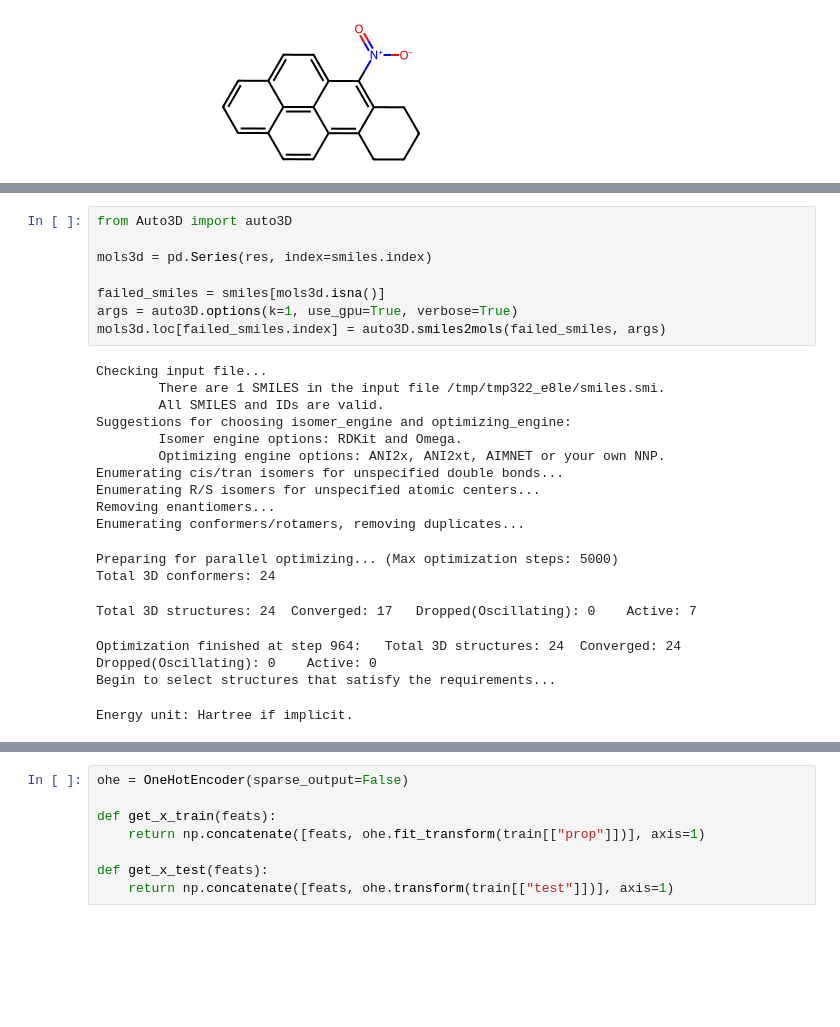
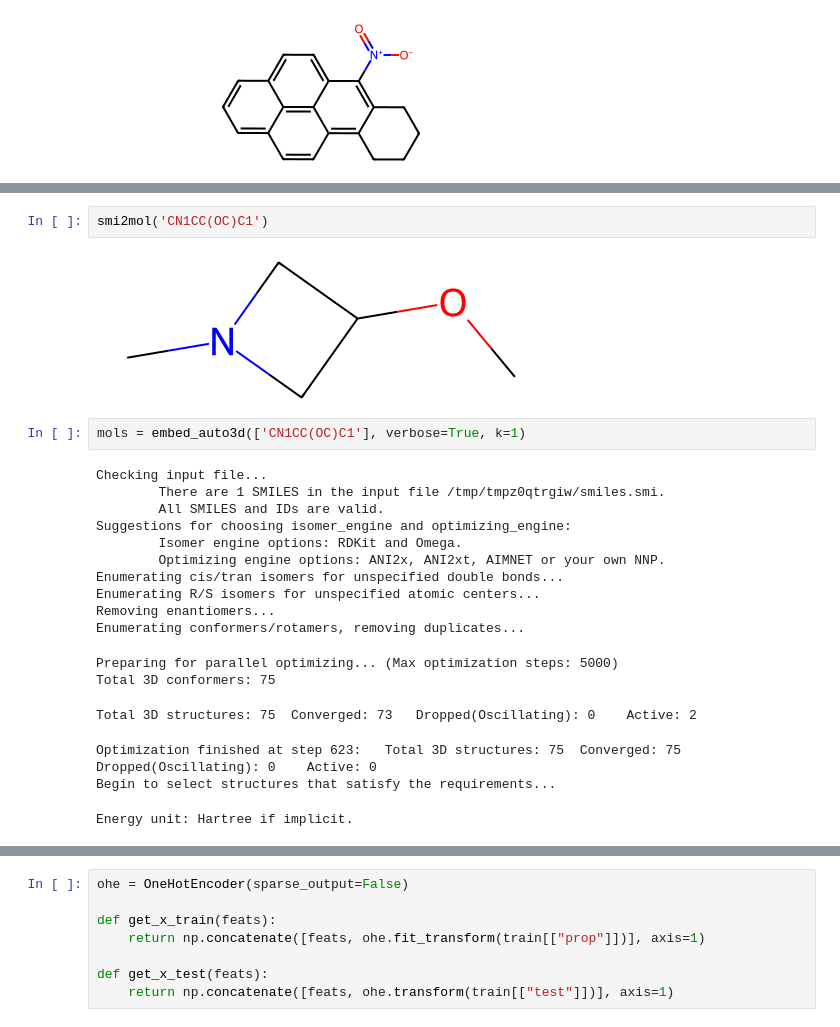
Before and after one commit to alkorolyov/kaggle_tox_2409, a Jupyter notebook: notebooks/03_add_features.ipynb, the cells around one changed output, grey strips where cells are left out. Cells and saved outputs as stored; diff of their text form; blank space fills up the shorter version.

```diff
--- a/notebooks/03_add_features.ipynb
+++ b/notebooks/03_add_features.ipynb
@@ -153,25 +148,23 @@ res
-# %%
-from Auto3D import auto3D
-
-mols3d = pd.Series(res, index=smiles.index)
-
-failed_smiles = smiles[mols3d.isna()]
-args = auto3D.options(k=1, use_gpu=True, verbose=True)
-mols3d.loc[failed_smiles.index] = auto3D.smiles2mols(failed_smiles, args)
-# %% [output]
-Checking input file...
-        There are 1 SMILES in the input file /tmp/tmp322_e8le/smiles.smi.
-        All SMILES and IDs are valid.
-Suggestions for choosing isomer_engine and optimizing_engine:
-        Isomer engine options: RDKit and Omega.
-        Optimizing engine options: ANI2x, ANI2xt, AIMNET or your own NNP.
-Enumerating cis/tran isomers for unspecified double bonds...
-Enumerating R/S isomers for unspecified atomic centers...
-Removing enantiomers...
-Enumerating conformers/rotamers, removing duplicates...
-Preparing for parallel optimizing... (Max optimization steps: 5000)
-Total 3D conformers: 24
-Total 3D structures: 24  Converged: 17   Dropped(Oscillating): 0    Active: 7
-Optimization finished at step 964:   Total 3D structures: 24  Converged: 24   Dropped(Oscillating): 0    Active: 0
-Begin to select structures that satisfy the requirements...
-Energy unit: Hartree if implicit.
+# %%
+smi2mol('CN1CC(OC)C1')
+# %% [output]
+[figure, added]
+# %%
+mols = embed_auto3d(['CN1CC(OC)C1'], verbose=True, k=1)
+# %% [output]
+Checking input file...
+        There are 1 SMILES in the input file /tmp/tmpz0qtrgiw/smiles.smi.
+        All SMILES and IDs are valid.
+Suggestions for choosing isomer_engine and optimizing_engine:
+        Isomer engine options: RDKit and Omega.
+        Optimizing engine options: ANI2x, ANI2xt, AIMNET or your own NNP.
+Enumerating cis/tran isomers for unspecified double bonds...
+Enumerating R/S isomers for unspecified atomic centers...
+Removing enantiomers...
+Enumerating conformers/rotamers, removing duplicates...
+Preparing for parallel optimizing... (Max optimization steps: 5000)
+Total 3D conformers: 75
+Total 3D structures: 75  Converged: 73   Dropped(Oscillating): 0    Active: 2
+Optimization finished at step 623:   Total 3D structures: 75  Converged: 75   Dropped(Oscillating): 0    Active: 0
+Begin to select structures that satisfy the requirements...
+Energy unit: Hartree if implicit.
```
Also changed, not shown: parts of 8 cells of this notebook, 4 other files.
